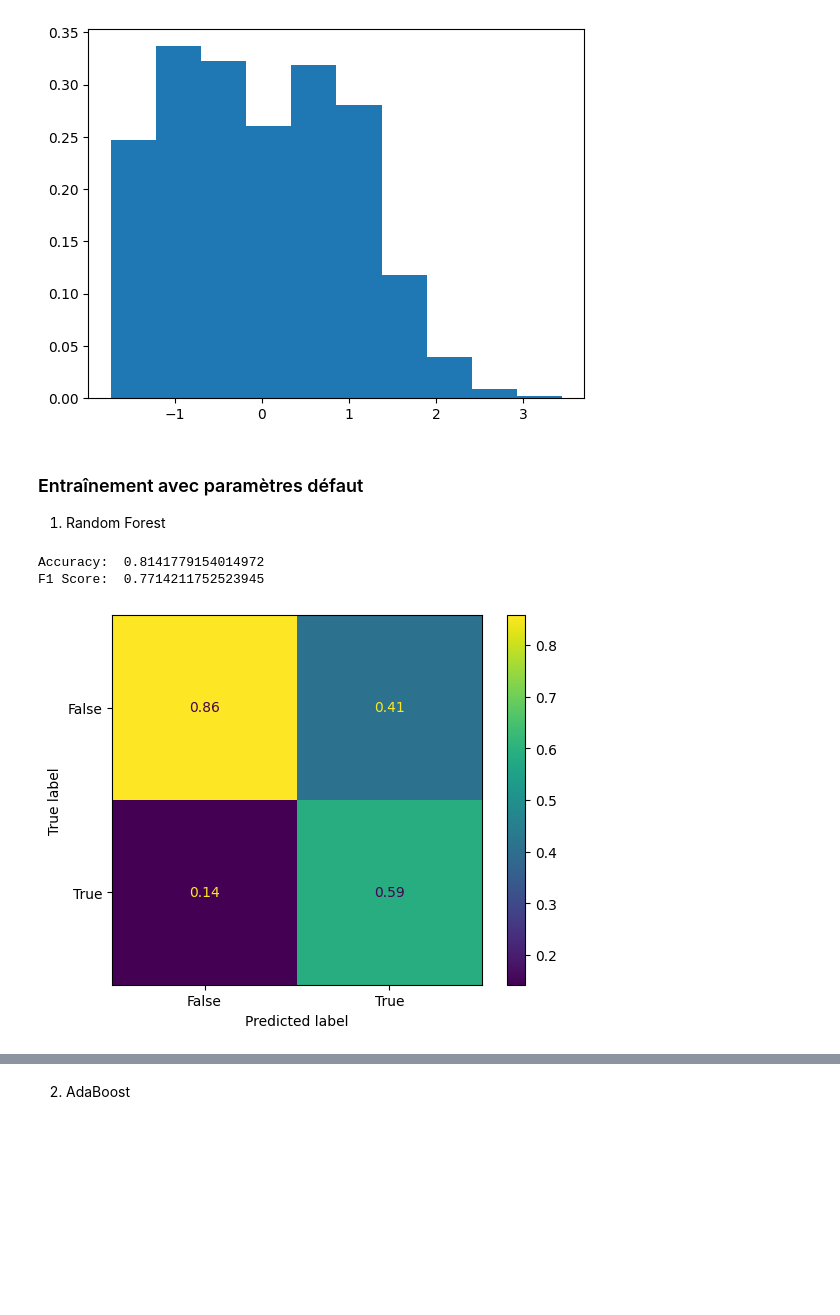
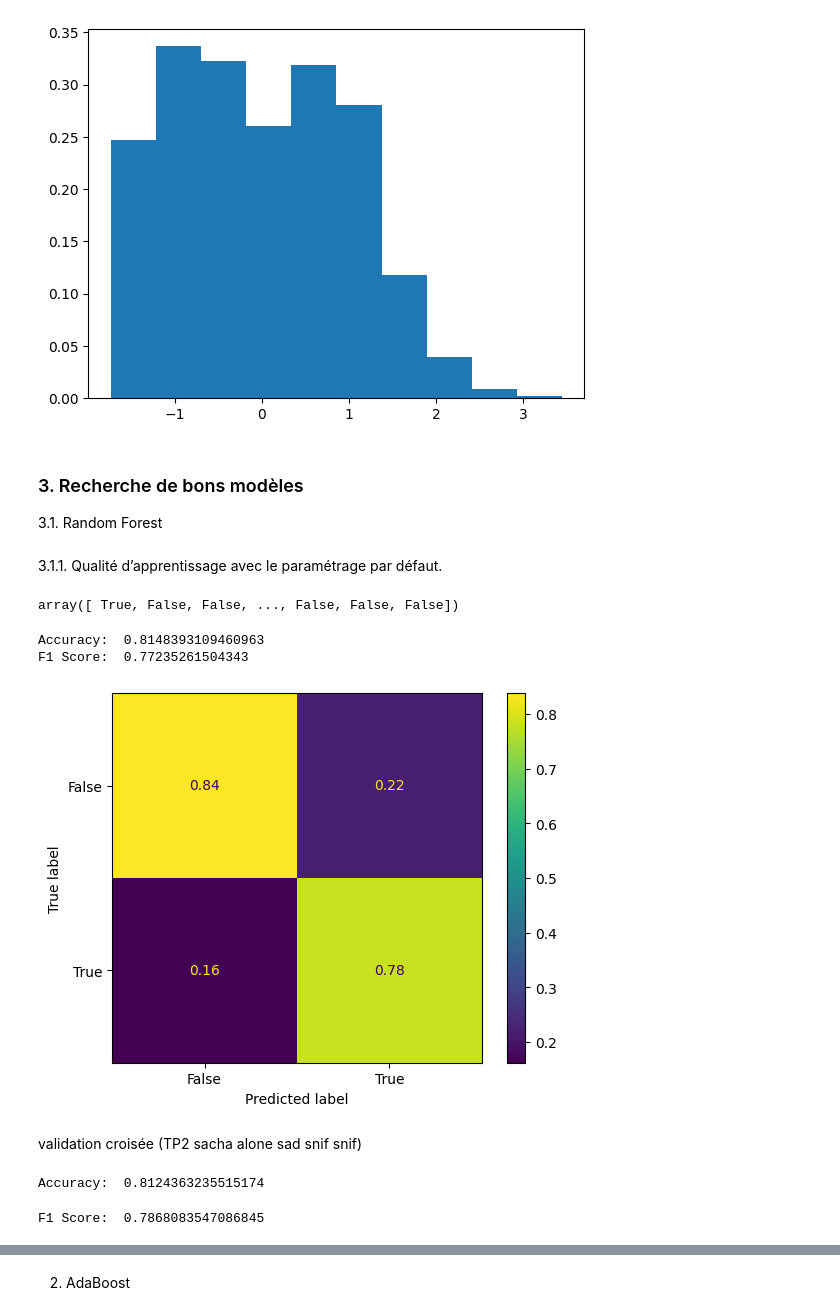
Before and after one commit to Saxhaa/supervised, a Jupyter notebook: data_analysis.ipynb, the cells around one changed output, grey strips where cells are left out. Drawn from its saved outputs; the diff is of its cells as text; code cells hidden in the pictures; blank space fills up the shorter version.

```diff
--- a/data_analysis.ipynb
+++ b/data_analysis.ipynb
@@ -223,26 +239,50 @@ plt.hist(X_train['AGEP'], density=True)
          3.44282445]),
  <BarContainer object of 10 artists>)
 [figure]
-# %% [markdown]
-### Entraînement avec paramètres défaut
-
-1. Random Forest
+# %% [markdown]
+### 3. Recherche de bons modèles
+
+3.1. Random Forest
+# %% [markdown]
+3.1.1. Qualité d’apprentissage avec le paramétrage par défaut.
 # %%
 rf = RandomForestClassifier()
 rf.fit(X_train, y_train)
 
-y_pred = rf.predict(X_test)
+y_pred_rf = rf.predict(X_test)
+
+y_pred_rf
+# %% [output]
+array([ True, False, False, ..., False, False, False])
 # %%
-accuracy = accuracy_score(y_test, y_pred)
-f_score = f1_score(y_test, y_pred)
+accuracy = accuracy_score(y_test, y_pred_rf)
+f_score = f1_score(y_test, y_pred_rf)
 
 print("Accuracy: ", accuracy, f"\nF1 Score: ", f_score)
 # %% [output]
-Accuracy:  0.8141779154014972
-F1 Score:  0.7714211752523945
+Accuracy:  0.8148393109460963
+F1 Score:  0.77235261504343
 # %%
 from sklearn.metrics import ConfusionMatrixDisplay
 
-disp = ConfusionMatrixDisplay.from_predictions(y_test, y_pred, normalize='pred')
+disp = ConfusionMatrixDisplay.from_predictions(y_test, y_pred_rf, normalize='pred')
 # %% [output]
-[figure, old version]
+[figure, new version]
+# %% [markdown]
+validation croisée (TP2 sacha alone sad snif snif)
+# %%
+from sklearn.model_selection import cross_val_predict
+
+y_cross_pred= cross_val_predict(rf,X_train_scaled,y_train,cv=5)
+accuracy_cross = accuracy_score(y_train,y_cross_pred)
+
+
+print("Accuracy: ", accuracy_cross)
+#on utilise pas test car le dataset est deja assez grand
+# %% [output]
+Accuracy:  0.8124363235515174
+# %%
+f_score_cross = f1_score(y_train, y_cross_pred)
+print(f"\nF1 Score: ", f_score)
+# %% [output]
+F1 Score:  0.7868083547086845
```
Also changed, not shown: parts of 16 cells of this notebook.
